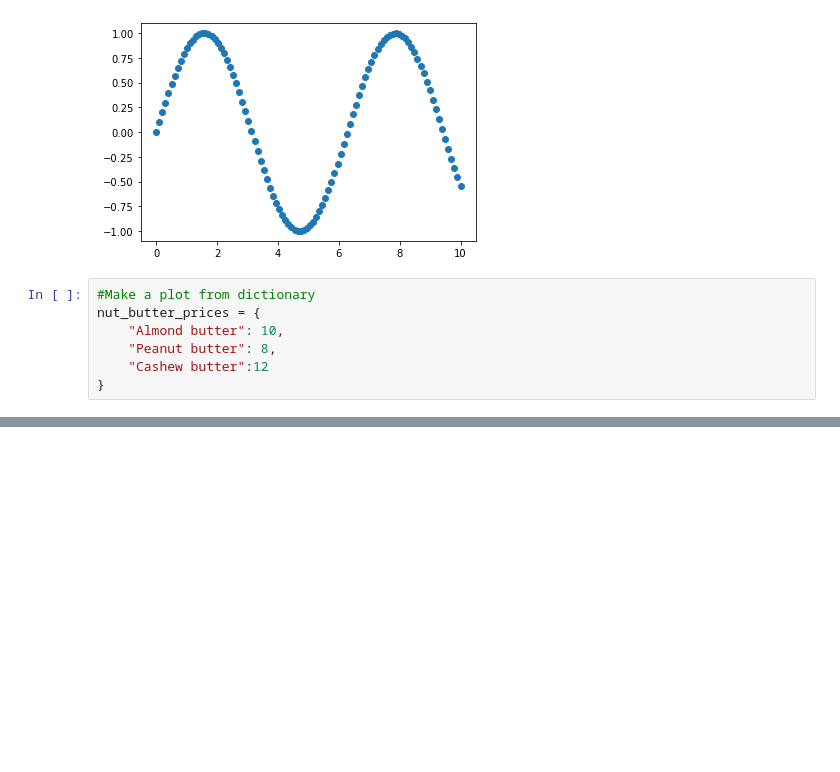
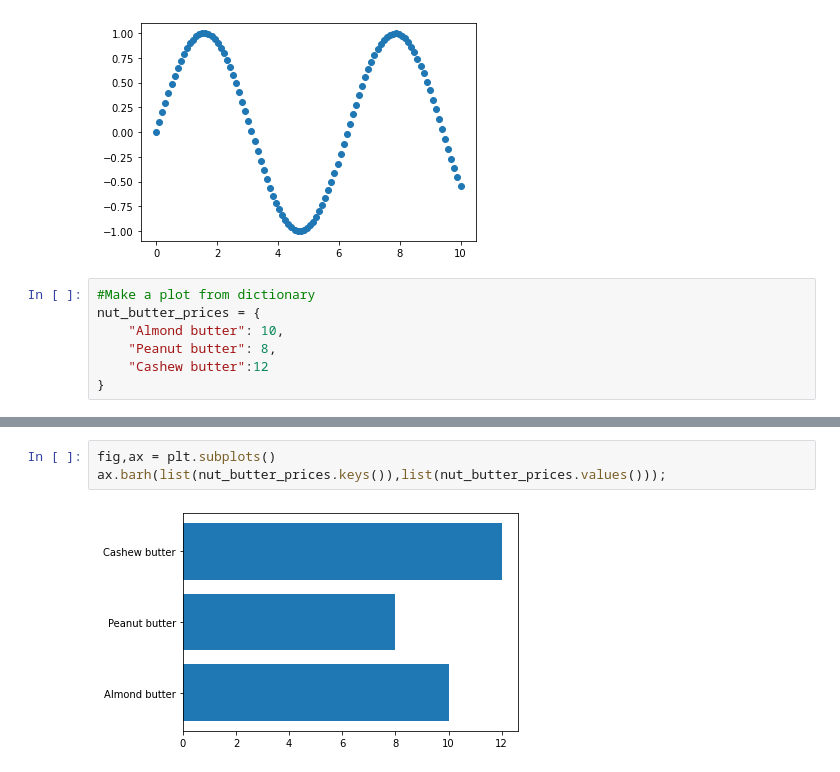
Before and after one commit to vishnuk7/MachineLearning, a Jupyter notebook: matplotlib/introduction-matplotlib.ipynb, the cells around one changed output, grey strips where cells are left out. Drawn from its saved outputs; the diff is of its cells as text; blank space fills up the shorter version.

```diff
--- a/matplotlib/introduction-matplotlib.ipynb
+++ b/matplotlib/introduction-matplotlib.ipynb
@@ -123,0 +124,5 @@ ax.set(title="NUT BUTTER", ylabel="Pri")
+# %%
+fig,ax = plt.subplots()
+ax.barh(list(nut_butter_prices.keys()),list(nut_butter_prices.values()));
+# %% [output]
+[figure, added]
```
Also changed, not shown: parts of 7 cells of this notebook, 4 other files.
